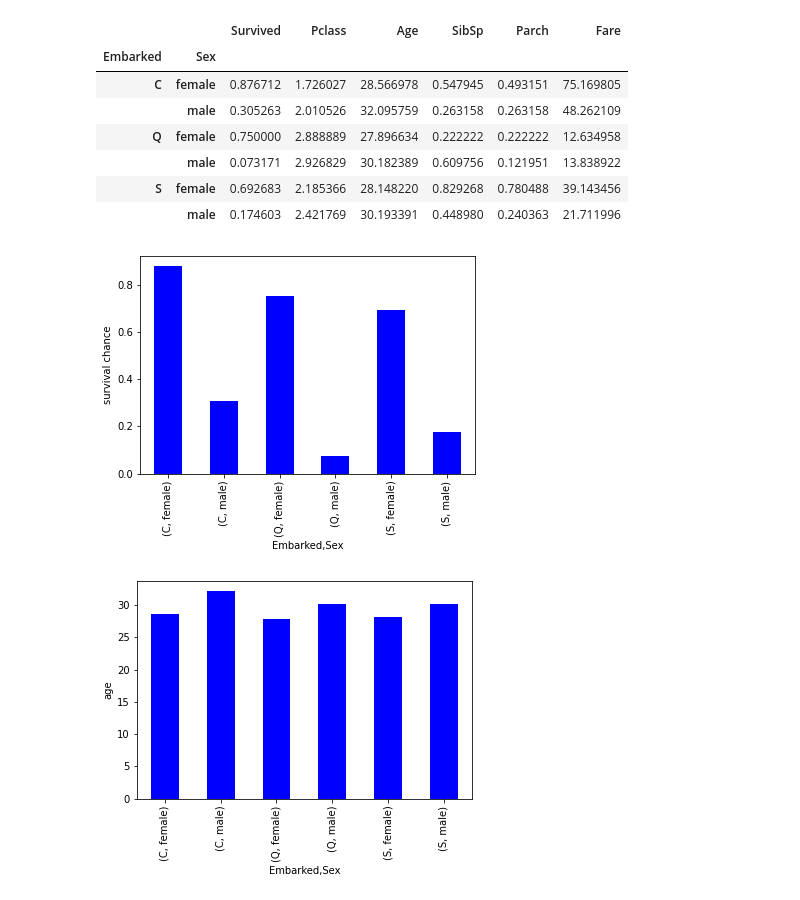
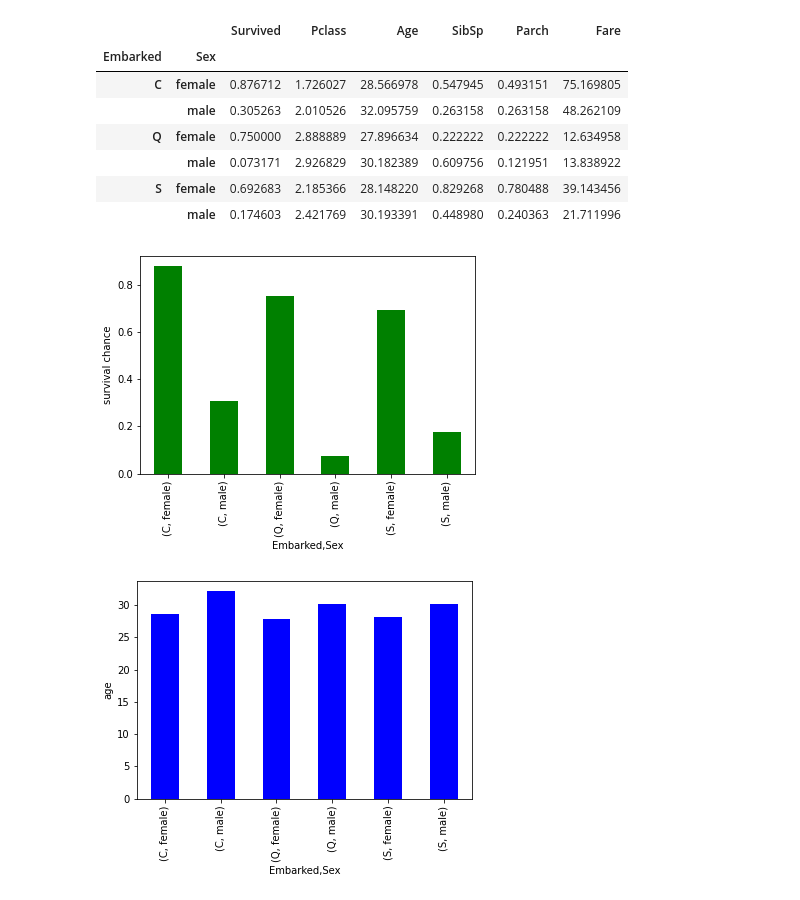
Before and after one commit to shettyprajna699/basic, a Jupyter notebook: assignment_01.ipynb, the cells around one changed output. Drawn from its saved outputs; the diff is of its cells as text; code cells hidden in the pictures.

```diff
--- a/assignment_01.ipynb
+++ b/assignment_01.ipynb
@@ -149,11 +149,11 @@ passenger_embr
 | S | female | 0.692683 | 2.185366 | 28.148220 | 0.829268 | 0.780488 | 39.143456 |
 |  | male | 0.174603 | 2.421769 | 30.193391 | 0.448980 | 0.240363 | 21.711996 |
 # %%
-passenger_embr['Survived'].plot.bar(color='b')
+passenger_embr['Survived'].plot.bar(color='g')
 plt.ylabel("survival chance")
 plt.show()
 # %% [output]
-[figure, old version]
+[figure, new version]
 # %%
 passenger_embr['Age'].plot.bar(color='b')
 plt.ylabel("age")
```
Also changed, not shown: parts of 4 cells of this notebook.
